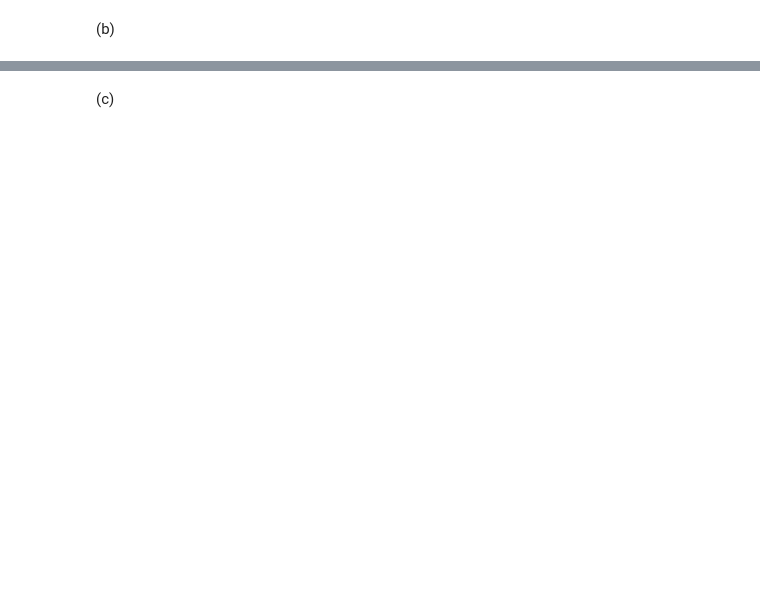
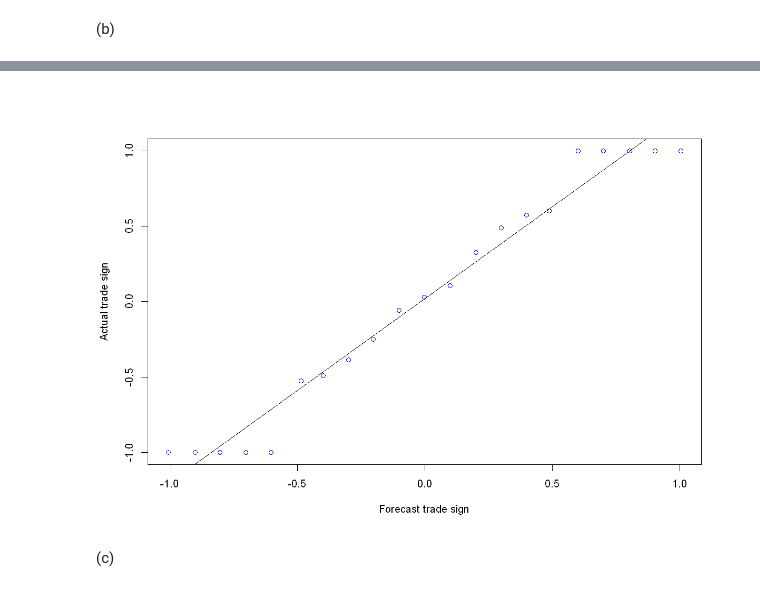
Before and after one commit to gjimzhou/MTH9879-Market-Microstructure-Models, a Jupyter notebook: 9879HW7_Junliang_Zhou.ipynb, the cells around one changed output, grey strips where cells are left out. Saved outputs shown, nothing was run; the diff lists cells and outputs as text; code cells hidden in the pictures; blank space fills up the shorter version.

```diff
--- a/9879HW7_Junliang_Zhou.ipynb
+++ b/9879HW7_Junliang_Zhou.ipynb
@@ -236,0 +313,17 @@ Order selected 17  sigma^2 estimated as  0.6969
+# %%
+# Setup parameters for range from -1.05 to 1.05 by 0.10
+bins2 <- seq(-1.05,1.05,by=0.10)
+len2 <- length(bins2)
+
+meanActual2 <- 1:len2
+meanForecast2 <- 1:len2
+
+# Get mean of actual and forecast for each bin
+for (i in 1:len2) {
+    meanActual2[i] <- mean(tradeSigns2[forecasts2>bins2[i] & forecasts2<bins2[i+1]])
+    meanForecast2[i] <- mean(forecasts2[forecasts2>bins2[i] & forecasts2<bins2[i+1]])
+}
+
+# Fit linear model
+fit2 <- lm(meanActual2 ~ meanForecast2)
+summary(fit2)
@@ -237,2 +349,8 @@ Order selected 17  sigma^2 estimated as  0.6969
+# %%
+# Plot
+plot(meanForecast2, meanActual2, col="blue", xlab="Forecast trade sign", ylab="Actual trade sign")
+abline(fit2)
+# %% [output]
+[figure, added]
 # %% [markdown]
 (c)
```
Also changed, not shown: parts of 9 cells of this notebook.
